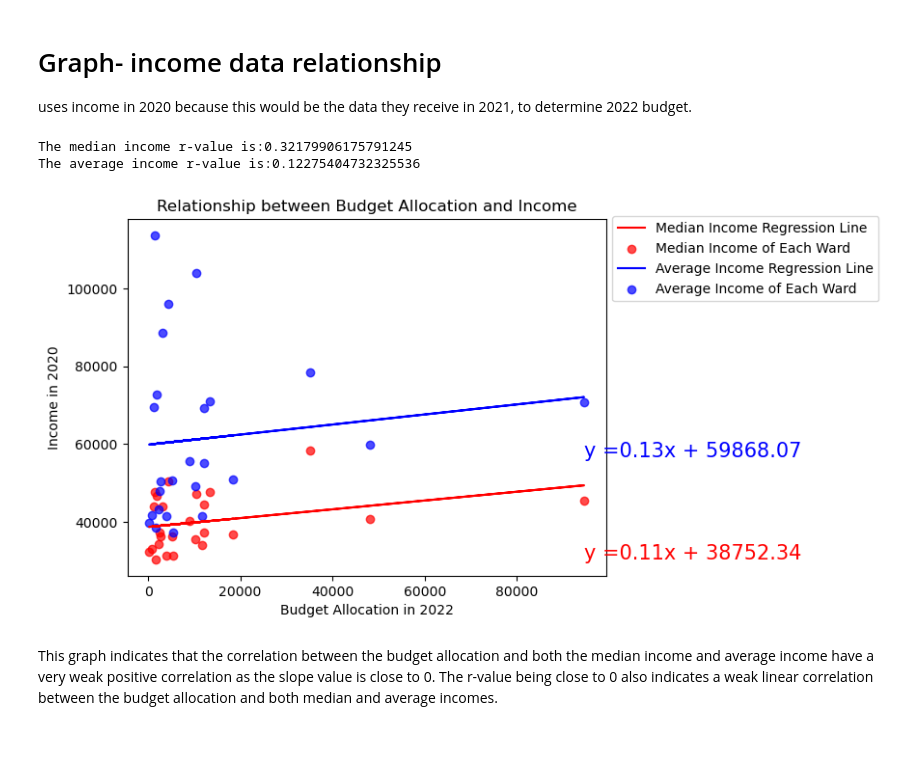
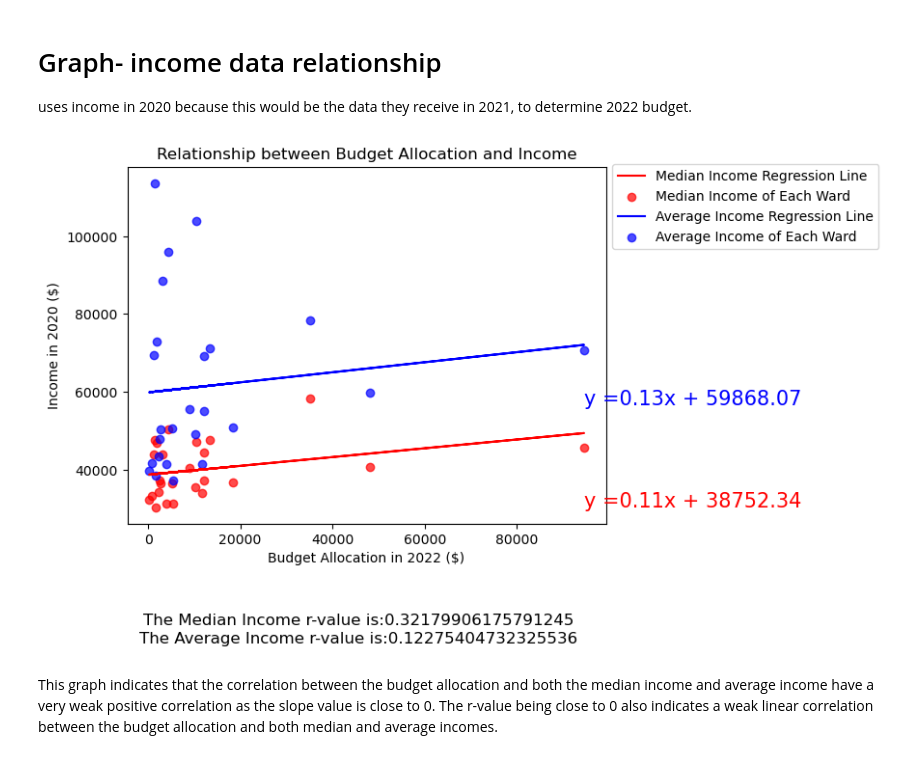
Before and after one commit to aayushgambhir2023/DA-Project-1, a Jupyter notebook: Demographic_Relationship_2021.ipynb, the cells around one changed output. Cells and saved outputs as stored; diff of their text form; code cells hidden in the pictures.

```diff
--- a/Demographic_Relationship_2021.ipynb
+++ b/Demographic_Relationship_2021.ipynb
@@ -303,44 +303,43 @@ x_values = merged_df["Sum_2022"]  # Budget allocation
 y_median = merged_df["    Median total income in 2020 among recipients ($)"]
 y_average = merged_df["    Average total income in 2020 among recipients ($)"]
 
-# calculate linear regression for median income
+# Calculate linear regression for median income
 (slope_median, intercept_median, rvalue_median, pvalue_median, stderr_median) = linregress(x_values, y_median)
 regress_median_values = x_values * slope_median + intercept_median
 line_eq_median = "y =" + str(round(slope_median,2)) + "x + " + str(round(intercept_median,2))
-print(f"The median income r-value is:{rvalue_median}")
-
+r_value_text = f"The Median Income r-value is:{rvalue_median}"
+plt.text(0.5, -0.1, r_value_text, transform=plt.gcf().transFigure, ha='center', va='center', fontsize=12)
 
 plt.plot(x_values, regress_median_values, color='red', label='Median Income Regression Line')
 plt.annotate(line_eq_median, xy=(x_values.max(),y_median.min()), fontsize = 15, color="red")
 plt.scatter(x_values, y_median, color='red', alpha=0.7, label='Median Income of Each Ward')
 
 
-#calculate linear regression for average income
+# Calculate linear regression for average income
 (slope_average, intercept_average, rvalue_average, pvalue_average, stderr_average) = linregress(x_values, y_average)
 regress_average_values = x_values * slope_average + intercept_average
 line_eq_average = "y =" + str(round(slope_average,2)) + "x + " + str(round(intercept_average,2))
-print(f"The average income r-value is:{rvalue_average}")
-
+r_value_text = f"The Average Income r-value is:{rvalue_average}"
+plt.text(0.5, -0.14, r_value_text, transform=plt.gcf().transFigure, ha='center', va='center', fontsize=12)
 
 plt.plot(x_values, regress_average_values, color='blue', label='Average Income Regression Line')
 plt.annotate(line_eq_average, xy=(x_values.max(),y_average.max()/2), fontsize = 15, color="blue")
 plt.scatter(x_values, y_average, color='blue', alpha=0.7, label='Average Income of Each Ward')
 
 
 # Set labels and title
-plt.xlabel('Budget Allocation in 2022')
-plt.ylabel('Income in 2020')
+plt.xlabel('Budget Allocation in 2022 ($)')
+plt.ylabel('Income in 2020 ($)')
 plt.title('Relationship between Budget Allocation and Income')
 
 # Display the legend outside to the right of the graph
 plt.legend(loc='upper left', bbox_to_anchor=(0.9, 0.9), bbox_transform=plt.gcf().transFigure)
 
+# Save and Show Figure
 plt.savefig("output/Budget Allocation vs Income", bbox_inches='tight')
 plt.show()
 # %% [output]
-The median income r-value is:0.32179906175791245
-The average income r-value is:0.12275404732325536
-[figure, old version]
+[figure, new version]
 # %% [markdown]
 This graph indicates that the correlation between the budget allocation and both the median income and average income have a very weak positive correlation as the slope value is close to 0.
 The r-value being close to 0 also indicates a weak linear correlation between the budget allocation and both median and average incomes.
```
Also changed, not shown: parts of 12 cells of this notebook, 3 other files.
